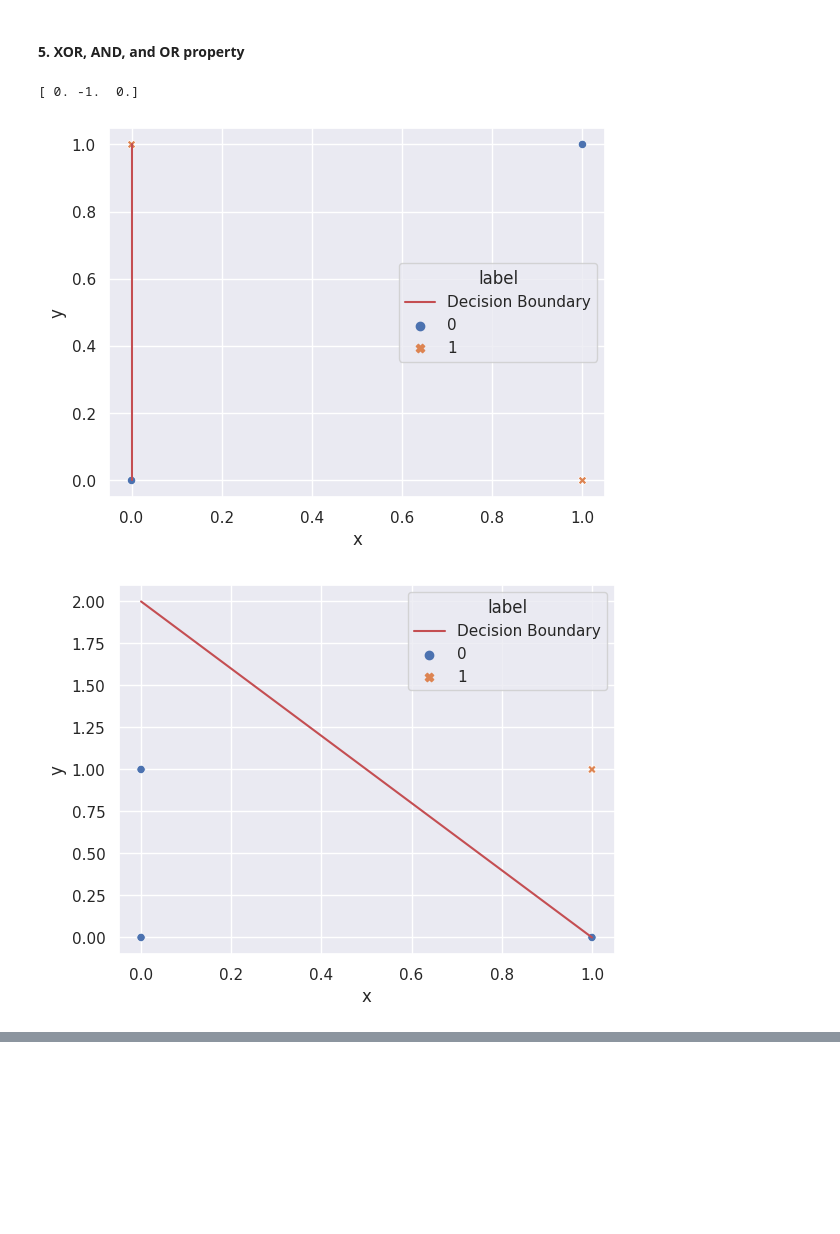
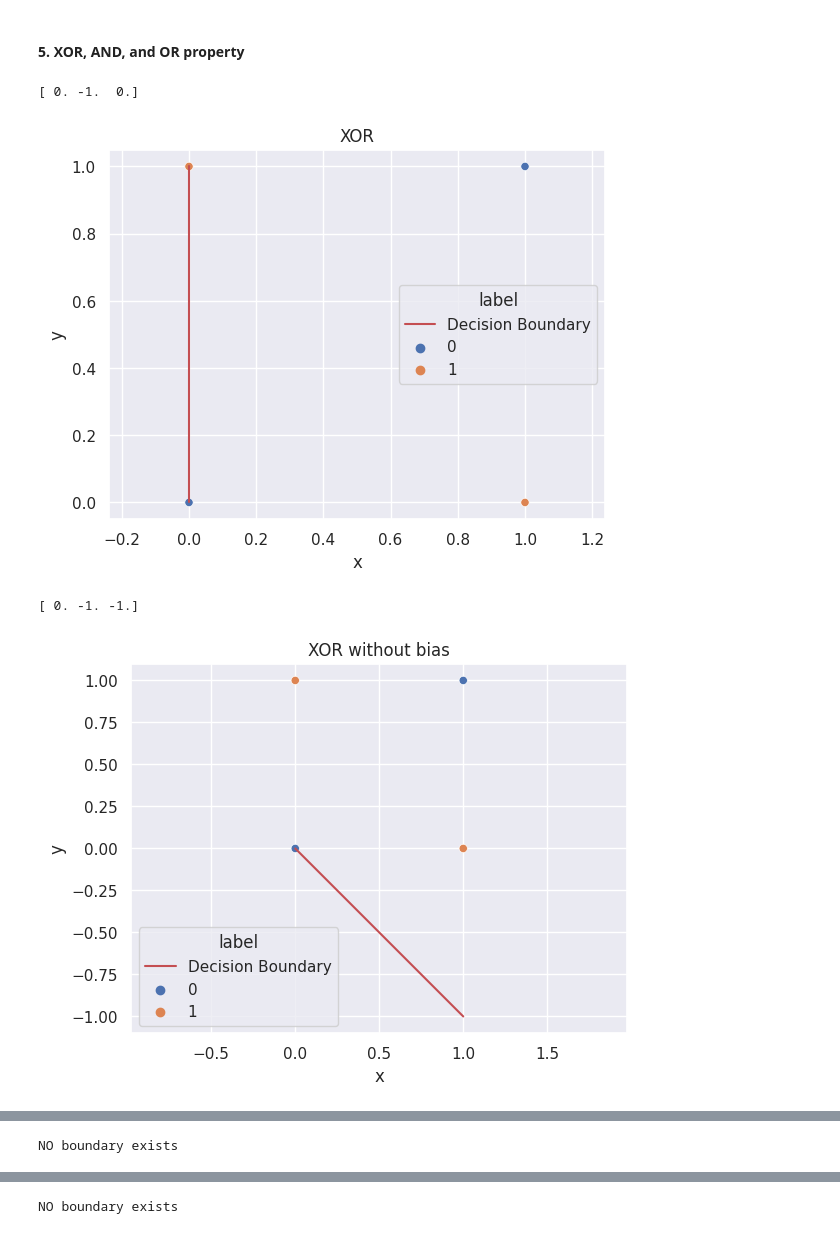
Before and after one commit to aayushgakhar/ml_assignments, a Jupyter notebook: a2/code2.ipynb, the cells around one changed output, grey strips where cells are left out. Drawn from its saved outputs; the diff is of its cells as text; code cells hidden in the pictures; blank space fills up the shorter version.

```diff
--- a/a2/code2.ipynb
+++ b/a2/code2.ipynb
@@ -72,32 +64,55 @@ def f():
 
     y_xor = np.array([0, 1, 1, 0])
     y_and = np.array([0, 0, 0, 1])
     y_or = np.array([0, 1, 1, 1])
 
     perceptron = utils.Perceptron(X.shape[1], a = 1)
     theta_xor, arr_xor = perceptron.fit(X, y_xor, epochs=1000, bias=True)
     print(theta_xor)
     perceptron.plot_decision_boundary(X,y_xor)
+    plt.title('XOR')
+    plt.show()
+
+    perceptron = utils.Perceptron(X.shape[1], a=1)
+    theta_xor, arr_xor = perceptron.fit(X, y_xor, epochs=1000, bias=False)
+    print(theta_xor)
+    perceptron.plot_decision_boundary(X, y_xor)
+    plt.title('XOR without bias')
     plt.show()
     # plt.plot(arr_xor)
     # plt.show()
 
     perceptron = utils.Perceptron(X.shape[1])
     theta_and, arr_and = perceptron.fit(X, y_and, epochs=100, bias=True)
     perceptron.plot_decision_boundary(X,y_and)
+    plt.title('AND')
+    plt.show()
+
+    perceptron = utils.Perceptron(X.shape[1])
+    theta_and, arr_and = perceptron.fit(X, y_and, epochs=100, bias=False)
+    perceptron.plot_decision_boundary(X, y_and)
+    plt.title('AND without bias')
     plt.show()
     # plt.plot(arr_and)
     # plt.show()
 
     perceptron = utils.Perceptron(X.shape[1])
     theta_or, arr_or = perceptron.fit(X, y_or, epochs=100, bias=True)
     perceptron.plot_decision_boundary(X,y_or)
+    plt.title('OR')
+    plt.show()
+
+    perceptron = utils.Perceptron(X.shape[1])
+    theta_or, arr_or = perceptron.fit(X, y_or, epochs=100, bias=False)
+    perceptron.plot_decision_boundary(X, y_or)
+    plt.title('OR without bias')
     plt.show()
     # plt.plot(arr_or)
     # plt.show()
 
 f()
 # %% [output]
 [ 0. -1.  0.]
-[figure, old version]
+[figure, new version]
+[ 0. -1. -1.]
-[figure, old version]
+[figure, new version]
@@ -104,0 +120 @@ f()
+NO boundary exists
@@ -104,0 +123 @@ f()
+NO boundary exists
```
Also changed, not shown: parts of 7 cells of this notebook, 2 other files.
